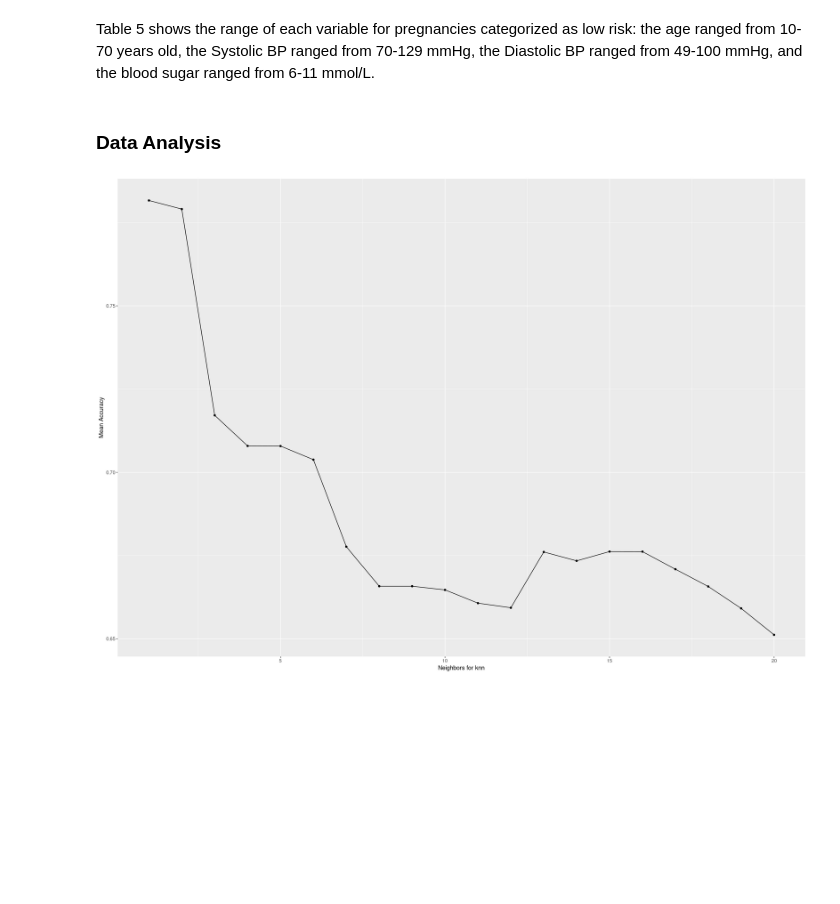
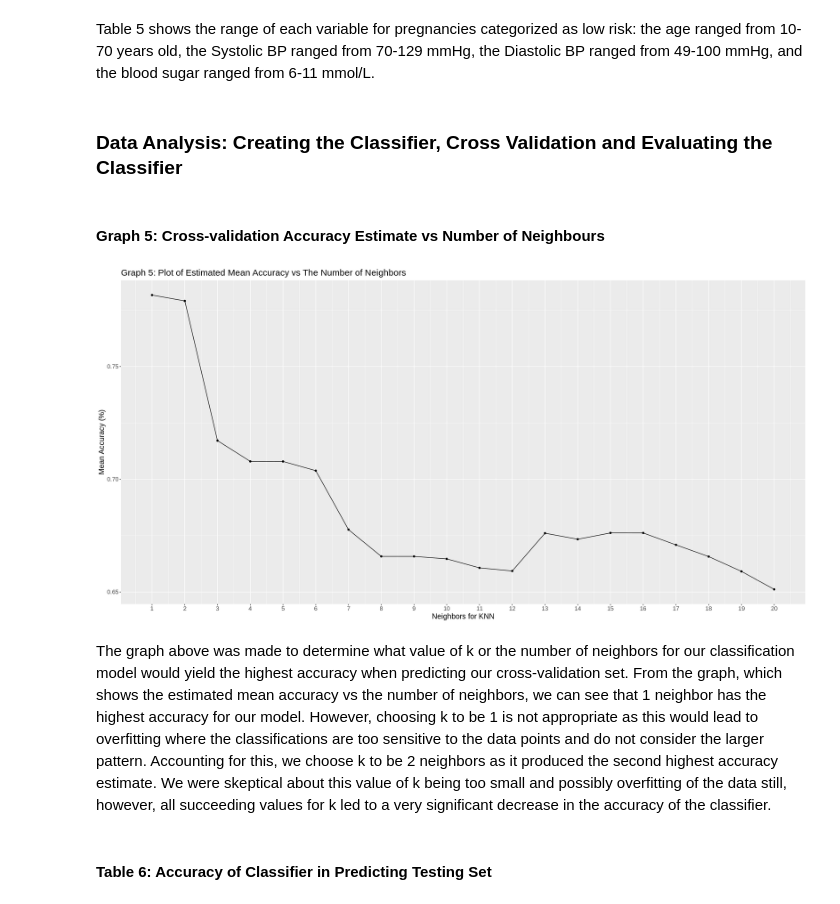
Before and after one commit to aniketc12/maternal_risk, a Jupyter notebook: maternal_health_report.ipynb, the cells around one changed output. Drawn from its saved outputs; the diff is of its cells as text; code cells hidden in the pictures; blank space fills up the shorter version.

```diff
--- a/maternal_health_report.ipynb
+++ b/maternal_health_report.ipynb
@@ -208,39 +194,53 @@ A tibble: 2 × 4
 # %% [markdown]
 Table 5 shows the range of each variable for pregnancies categorized as low risk: the age ranged from 10-70 years old, the Systolic BP ranged from 70-129 mmHg, the Diastolic BP ranged from 49-100 mmHg, and the blood sugar ranged from 6-11 mmol/L.
 # %% [markdown]
-### Data Analysis
+### Data Analysis: Creating the Classifier, Cross Validation and Evaluating the Classifier
 # %%
 set.seed(1)
 
-maternal_recipe <- recipe(RiskLevel ~ ., data=training_set) |>
-    step_scale(all_predictors()) |>
-    step_center(all_predictors())
+maternal_recipe <- recipe(RiskLevel ~ ., data=training_set) |> #set our recipe: the target variable is risk level and the predictors are all of variables
+#data is set to only the training dataset as we don’t want our preprocessing to use the testing data
+    step_scale(all_predictors()) |> #scaled all predictors so the scale of variables do not affect the Euclidean distance calculation for finding neighbours
+    step_center(all_predictors()) #centered all predictors
 
-maternal_vfold <- vfold_cv(training_set, v = 10, strata = RiskLevel)
+maternal_vfold <- vfold_cv(training_set, v = 10, strata = RiskLevel) #conducted a 10-fold cross-validation on the training set
+#get a better estimate of the accuracy with various k values
 
-knn_spec <- nearest_neighbor(weight_func = "rectangular", neighbors = tune()) |>
-    set_engine("kknn") |>
-    set_mode("classification")
 
-ks <- tibble(neighbors = seq(from = 1, to = 20, by = 1))
+knn_spec <- nearest_neighbor(weight_func = "rectangular", neighbors = tune()) |> #built model specifications for the cross-validation algorithm
+#set weight_func = rectangular as we are using the straight-line distance for computing classifications
+#set neighbors = tune as we will be choosing the best k to use based on the cross-validation results
+    set_engine("kknn") |> #will be using the KNN algorithm
+    set_mode("classification") #set mode to classification because we are predicting the class of the pregnancies based on quantitative variables
 
-knn_results <- workflow() |>
-    add_recipe(maternal_recipe) |>
-    add_model(knn_spec) |>
-    tune_grid(resamples = maternal_vfold, grid = ks) |>
-    collect_metrics()
+ks <- tibble(neighbors = seq(from = 1, to = 20, by = 1)) #created tibble with values of 'k' from 1 to 20 which we will be using for cross-validation
+
+knn_results <- workflow() |> #chained together multiple data analysis steps in a workflow
+    add_recipe(maternal_recipe) |> #added the maternal recipe created above
+    add_model(knn_spec) |> #added the model created above
+    tune_grid(resamples = maternal_vfold, grid = ks) |>  #tuned the model to determine the best value to use for k from values we selected in our tibble
+    collect_metrics() #collected the metrics of the cross-validation to obtain the accuracy estimates for each value of k tested
 
 accuracies <- knn_results |>
-    filter(.metric == "accuracy")
-
-accuracies_plot <- ggplot(accuracies, aes(x = neighbors, y = mean)) +
-  geom_point() +
-  geom_line() +
-  labs(x = "Neighbors for knn", y = "Mean Accuracy") +
-  theme(text = element_text(size = 12))
-
-accuracies_plot
+    filter(.metric == "accuracy") #filtered the metrics collected above to only show the accuracy metrics as the others are irrelevant for our model
-# %% [output]
-[figure, removed]
+# %% [markdown]
+#### Graph 5: Cross-validation Accuracy Estimate vs Number of Neighbours
+# %%
+accuracies_plot <- ggplot(accuracies, aes(x = neighbors, y = mean)) + #plotted the accuracy estimate obtained from cross-validation vs the number of neighbors
+  geom_point() +
+  geom_line() +
+  labs(x = "Neighbors for KNN", y = "Mean Accuracy (%)") +
+  theme(text = element_text(size = 15)) +
+    ggtitle("Graph 5: Plot of Estimated Mean Accuracy vs The Number of Neighbors") +
+    scale_x_continuous(breaks = seq(0,20, by = 1))
+options(repr.plot.height = 10, repr.plot.width = 20) #resized the graphs to be an appropriate size for the page
+
+accuracies_plot
+# %% [output]
+[figure, added]
+# %% [markdown]
+The graph above was made to determine what value of k or the number of neighbors for our classification model would yield the highest accuracy when predicting our cross-validation set. From the graph, which shows the estimated mean accuracy vs the number of neighbors, we can see that 1 neighbor has the highest accuracy for our model. However, choosing k to be 1 is not appropriate as this would lead to overfitting where the classifications are too sensitive to the data points and do not consider the larger pattern. Accounting for this, we choose k to be 2 neighbors as it produced the second highest accuracy estimate. We were skeptical about this value of k being too small and possibly overfitting of the data still, however, all succeeding values for k led to a very significant decrease in the accuracy of the classifier.
+# %% [markdown]
+#### Table 6: Accuracy of Classifier in Predicting Testing Set
 # %%
 set.seed(1)
```
Also changed, not shown: parts of 22 cells of this notebook.
